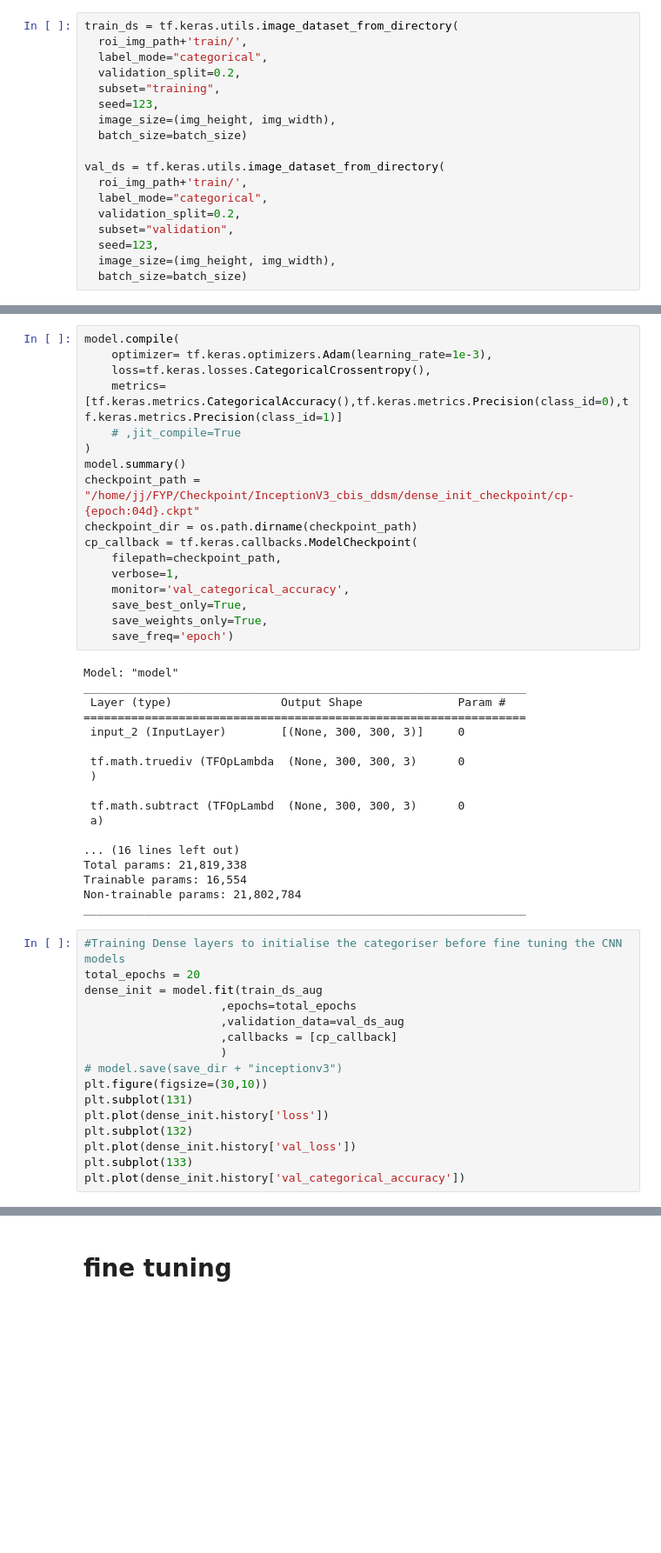
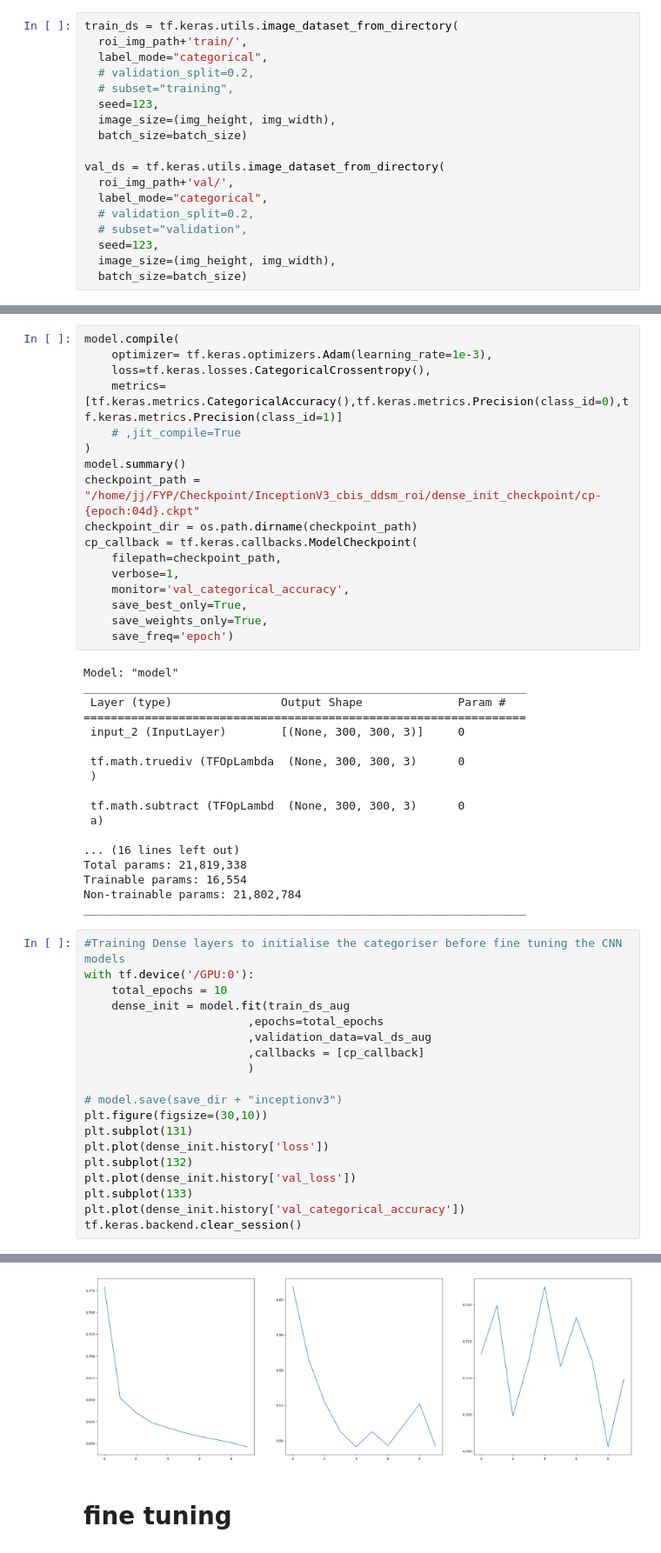
Before and after one commit to ChoyJJ/FYP_B, a Jupyter notebook: Pass_test/CBIS-DDSM_Inceptionv3.ipynb, the cells around one changed output, grey strips where cells are left out. Shown at 87% size. Saved outputs shown, nothing was run; the diff lists cells and outputs as text; blank space fills up the shorter version.

Commit message:
Rearrange files and made model to augment every epoch and recall to last best model

```diff
--- a/Pass_test/CBIS-DDSM_Inceptionv3.ipynb
+++ b/Pass_test/CBIS-DDSM_Inceptionv3.ipynb
@@ -140,17 +140,17 @@ Your kernel may have been built without NUMA support.
 train_ds = tf.keras.utils.image_dataset_from_directory(
   roi_img_path+'train/',
   label_mode="categorical",
-  validation_split=0.2,
-  subset="training",
+  # validation_split=0.2,
+  # subset="training",
   seed=123,
   image_size=(img_height, img_width),
   batch_size=batch_size)
 
 val_ds = tf.keras.utils.image_dataset_from_directory(
-  roi_img_path+'train/',
+  roi_img_path+'val/',
   label_mode="categorical",
-  validation_split=0.2,
-  subset="validation",
+  # validation_split=0.2,
+  # subset="validation",
   seed=123,
   image_size=(img_height, img_width),
   batch_size=batch_size)
@@ -327,7 +330,7 @@ model.compile(
     # ,jit_compile=True
 )
 model.summary()
-checkpoint_path = "/home/jj/FYP/Checkpoint/InceptionV3_cbis_ddsm/dense_init_checkpoint/cp-{epoch:04d}.ckpt"
+checkpoint_path = "/home/jj/FYP/Checkpoint/InceptionV3_cbis_ddsm_roi/dense_init_checkpoint/cp-{epoch:04d}.ckpt"
 checkpoint_dir = os.path.dirname(checkpoint_path)
 cp_callback = tf.keras.callbacks.ModelCheckpoint(
     filepath=checkpoint_path,
@@ -356,12 +359,14 @@ Non-trainable params: 21,802,784
 _________________________________________________________________
 # %%
 #Training Dense layers to initialise the categoriser before fine tuning the CNN models
-total_epochs = 20
-dense_init = model.fit(train_ds_aug
-                    ,epochs=total_epochs
-                    ,validation_data=val_ds_aug
-                    ,callbacks = [cp_callback]
-                    )
+with tf.device('/GPU:0'):
+    total_epochs = 10
+    dense_init = model.fit(train_ds_aug
+                        ,epochs=total_epochs
+                        ,validation_data=val_ds_aug
+                        ,callbacks = [cp_callback]
+                        )
+
 # model.save(save_dir + "inceptionv3")
 plt.figure(figsize=(30,10))
 plt.subplot(131)
@@ -370,4 +375,5 @@ plt.subplot(132)
 plt.plot(dense_init.history['val_loss'])
 plt.subplot(133)
 plt.plot(dense_init.history['val_categorical_accuracy'])
+tf.keras.backend.clear_session()
 # %% [output]
@@ -404,3 +406,4 @@ KeyboardInterrupt:
+[figure, added]
 # %% [markdown]
 # fine tuning
 # %%
```
Also changed, not shown: parts of 10 cells of this notebook, 8 other files.
